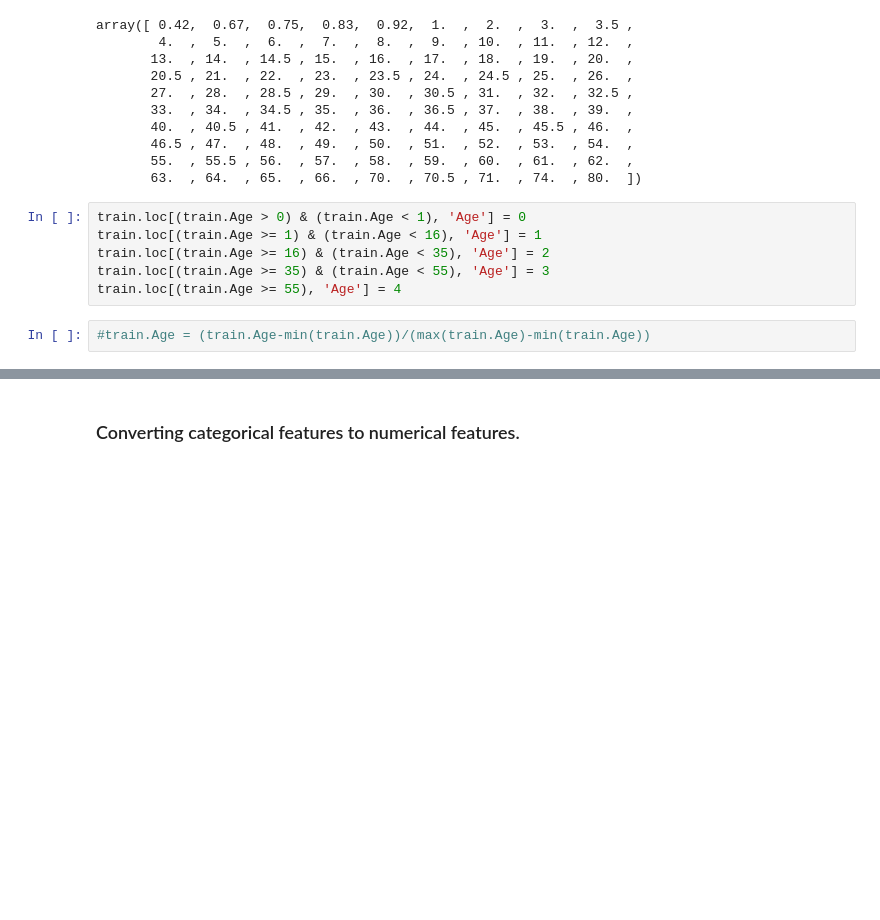
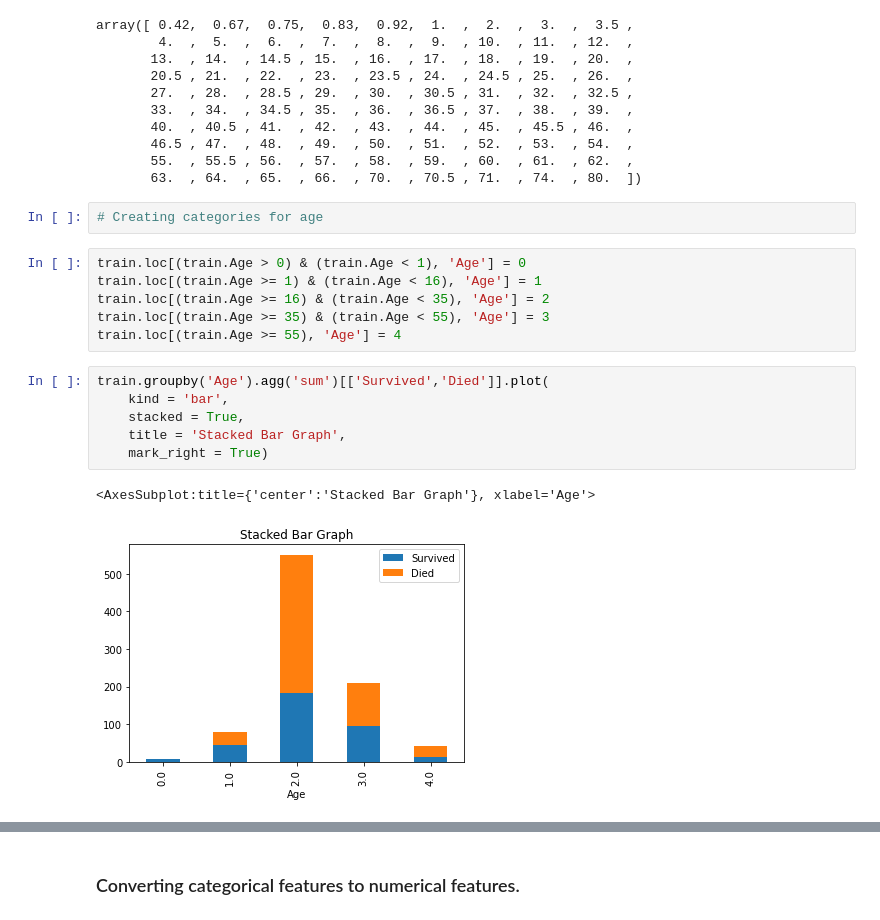
Before and after one commit to joshi-n/Projects, a Jupyter notebook: Titanic/Titanic - 1.ipynb, the cells around one changed output, grey strips where cells are left out. Drawn from its saved outputs; the diff is of its cells as text; blank space fills up the shorter version.

```diff
--- a/Titanic/Titanic - 1.ipynb
+++ b/Titanic/Titanic - 1.ipynb
@@ -312,11 +361,20 @@ array([ 0.42,  0.67,  0.75,  0.83,  0.92,  1.  ,  2.  ,  3.  ,  3.5 ,
        46.5 , 47.  , 48.  , 49.  , 50.  , 51.  , 52.  , 53.  , 54.  ,
        55.  , 55.5 , 56.  , 57.  , 58.  , 59.  , 60.  , 61.  , 62.  ,
        63.  , 64.  , 65.  , 66.  , 70.  , 70.5 , 71.  , 74.  , 80.  ])
+# %%
+# Creating categories for age
 # %%
 train.loc[(train.Age > 0) & (train.Age < 1), 'Age'] = 0
 train.loc[(train.Age >= 1) & (train.Age < 16), 'Age'] = 1
 train.loc[(train.Age >= 16) & (train.Age < 35), 'Age'] = 2
 train.loc[(train.Age >= 35) & (train.Age < 55), 'Age'] = 3
 train.loc[(train.Age >= 55), 'Age'] = 4
-# %%
-#train.Age = (train.Age-min(train.Age))/(max(train.Age)-min(train.Age))
+# %%
+train.groupby('Age').agg('sum')[['Survived','Died']].plot(
+    kind = 'bar',
+    stacked = True,
+    title = 'Stacked Bar Graph',
+    mark_right = True)
+# %% [output]
+<AxesSubplot:title={'center':'Stacked Bar Graph'}, xlabel='Age'>
+[figure, added]
```
Also changed, not shown: parts of 55 cells of this notebook, 1 other file.
